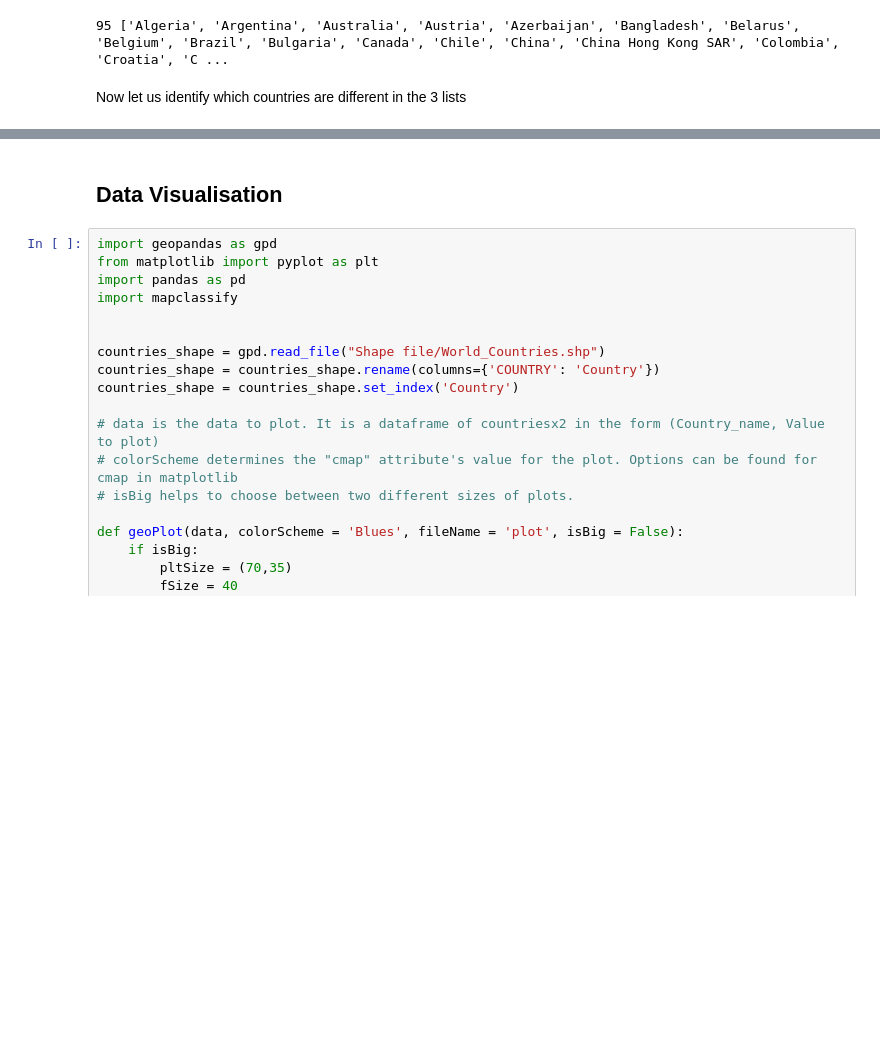
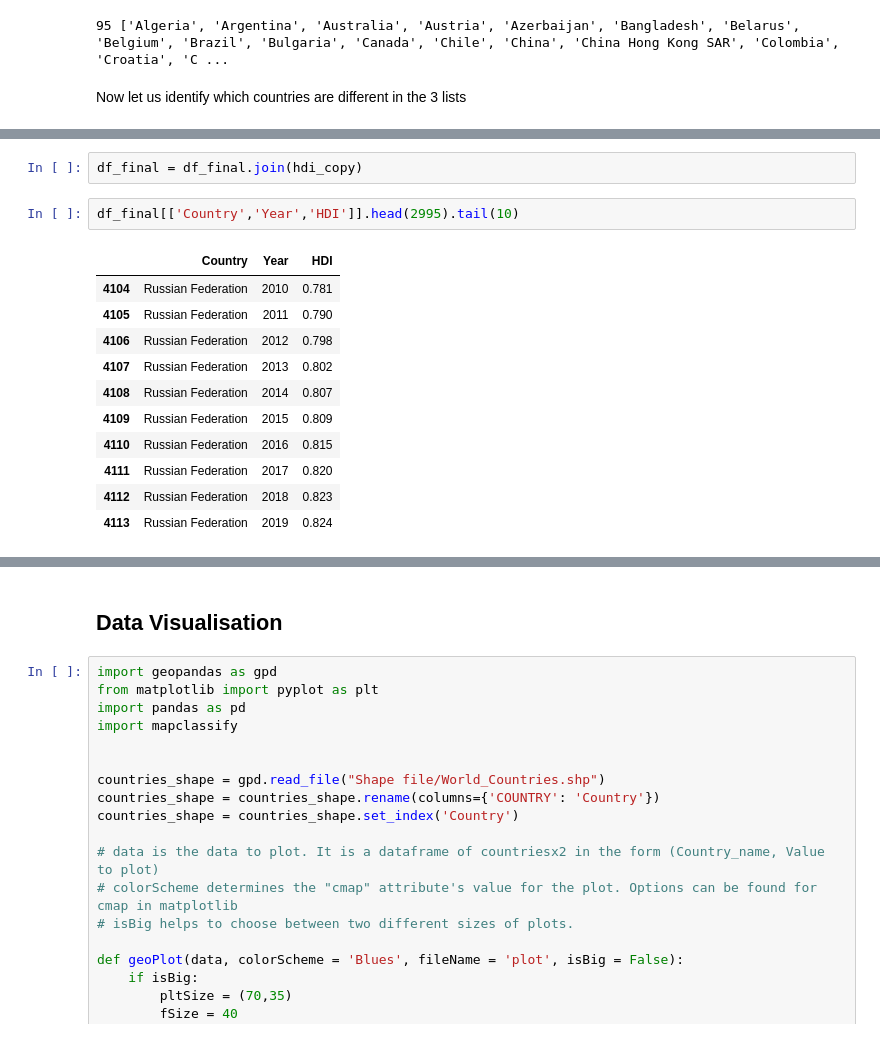
Before and after one commit to PranavaSinghal/DS203-Project, a Jupyter notebook: DS203_project.ipynb, the cells around one changed output, grey strips where cells are left out. Drawn from its saved outputs; the diff is of its cells as text; blank space fills up the shorter version.

```diff
--- a/DS203_project.ipynb
+++ b/DS203_project.ipynb
@@ -919,0 +1012,16 @@ print(len(countries_diff),countries_diff)
+# %%
+df_final = df_final.join(hdi_copy)
+# %%
+df_final[['Country','Year','HDI']].head(2995).tail(10)
+# %% [output]
+|  | Country | Year | HDI |
+| 4104 | Russian Federation | 2010 | 0.781 |
+| 4105 | Russian Federation | 2011 | 0.790 |
+| 4106 | Russian Federation | 2012 | 0.798 |
+| 4107 | Russian Federation | 2013 | 0.802 |
+| 4108 | Russian Federation | 2014 | 0.807 |
+| 4109 | Russian Federation | 2015 | 0.809 |
+| 4110 | Russian Federation | 2016 | 0.815 |
+| 4111 | Russian Federation | 2017 | 0.820 |
+| 4112 | Russian Federation | 2018 | 0.823 |
+| 4113 | Russian Federation | 2019 | 0.824 |
```
Also changed, not shown: parts of 19 cells of this notebook, 2 other files.
